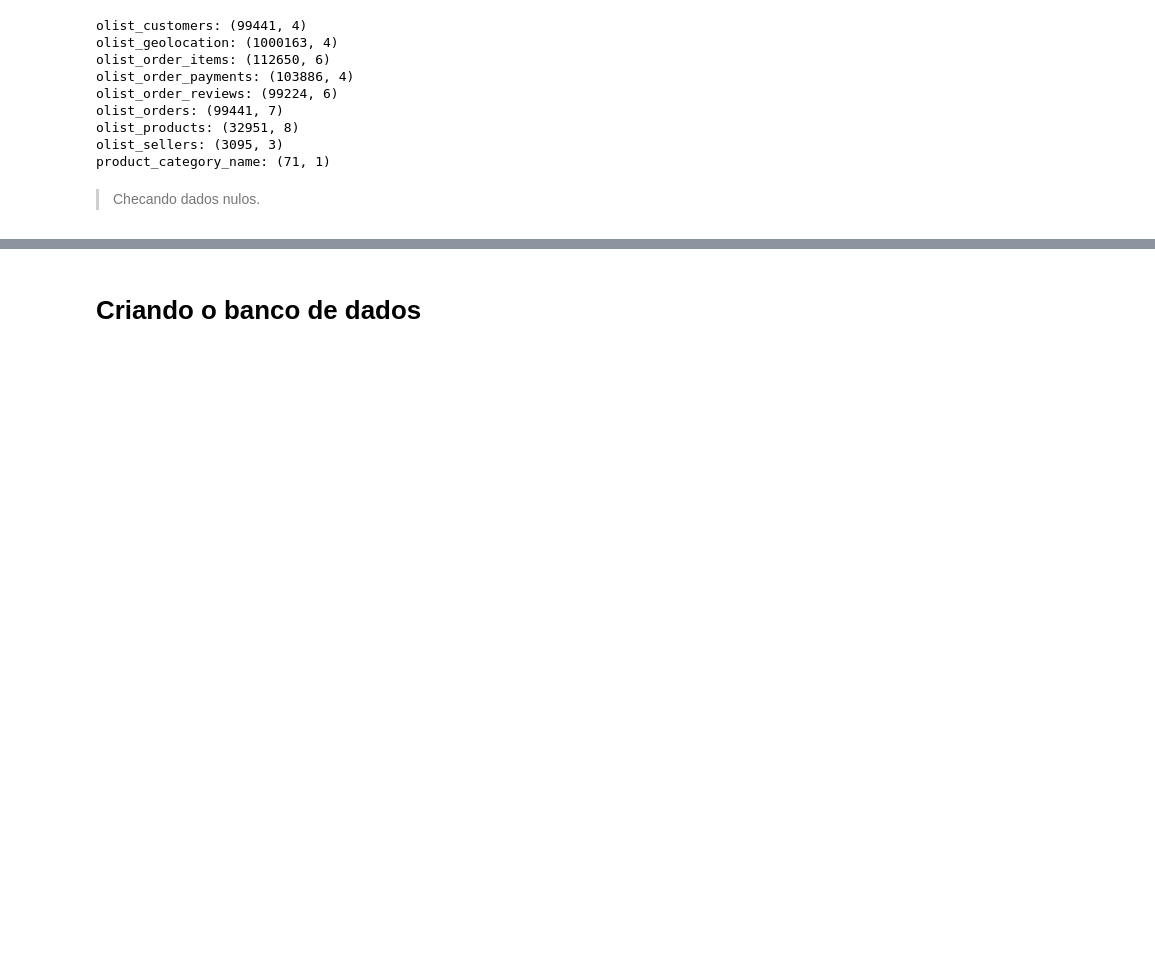
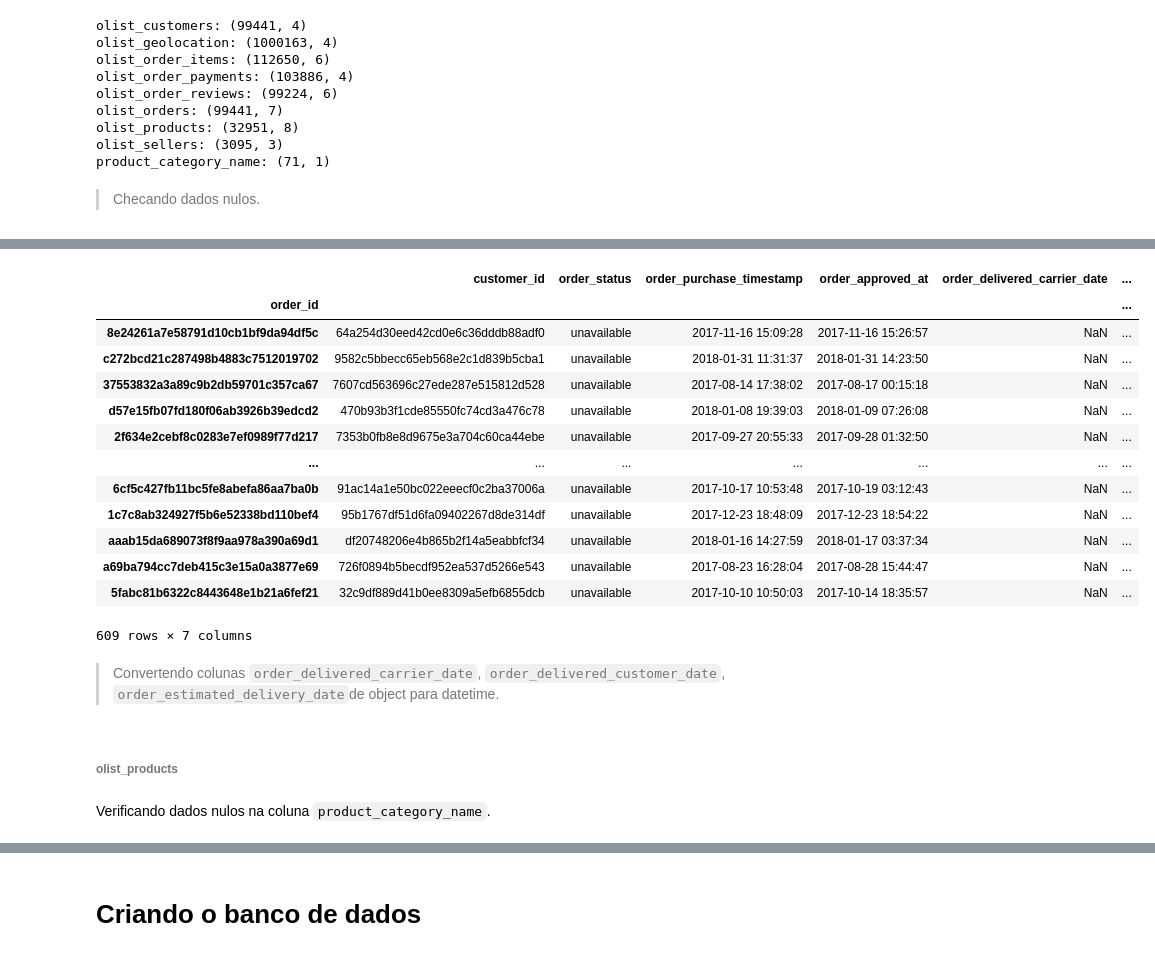
Before and after one commit to deborabmfreitas/projeto-sql, a Jupyter notebook: project.ipynb, the cells around one changed output, grey strips where cells are left out. Drawn from its saved outputs; the diff is of its cells as text; code cells hidden in the pictures; blank space fills up the shorter version.

```diff
--- a/project.ipynb
+++ b/project.ipynb
@@ -79,0 +229,24 @@ _
+# %%
+pedidos_indisponiveis = olist_orders['order_status'] == 'unavailable'
+olist_orders.loc[pedidos_indisponiveis, :]
+# %% [output]
+|  | customer_id | order_status | order_purchase_timestamp | order_approved_at | order_delivered_carrier_date | ... |
+| order_id |  |  |  |  |  | ... |
+| 8e24261a7e58791d10cb1bf9da94df5c | 64a254d30eed42cd0e6c36dddb88adf0 | unavailable | 2017-11-16 15:09:28 | 2017-11-16 15:26:57 | NaN | ... |
+| c272bcd21c287498b4883c7512019702 | 9582c5bbecc65eb568e2c1d839b5cba1 | unavailable | 2018-01-31 11:31:37 | 2018-01-31 14:23:50 | NaN | ... |
+| 37553832a3a89c9b2db59701c357ca67 | 7607cd563696c27ede287e515812d528 | unavailable | 2017-08-14 17:38:02 | 2017-08-17 00:15:18 | NaN | ... |
+| d57e15fb07fd180f06ab3926b39edcd2 | 470b93b3f1cde85550fc74cd3a476c78 | unavailable | 2018-01-08 19:39:03 | 2018-01-09 07:26:08 | NaN | ... |
+| 2f634e2cebf8c0283e7ef0989f77d217 | 7353b0fb8e8d9675e3a704c60ca44ebe | unavailable | 2017-09-27 20:55:33 | 2017-09-28 01:32:50 | NaN | ... |
+| ... | ... | ... | ... | ... | ... | ... |
+| 6cf5c427fb11bc5fe8abefa86aa7ba0b | 91ac14a1e50bc022eeecf0c2ba37006a | unavailable | 2017-10-17 10:53:48 | 2017-10-19 03:12:43 | NaN | ... |
+| 1c7c8ab324927f5b6e52338bd110bef4 | 95b1767df51d6fa09402267d8de314df | unavailable | 2017-12-23 18:48:09 | 2017-12-23 18:54:22 | NaN | ... |
+| aaab15da689073f8f9aa978a390a69d1 | df20748206e4b865b2f14a5eabbfcf34 | unavailable | 2018-01-16 14:27:59 | 2018-01-17 03:37:34 | NaN | ... |
+| a69ba794cc7deb415c3e15a0a3877e69 | 726f0894b5becdf952ea537d5266e543 | unavailable | 2017-08-23 16:28:04 | 2017-08-28 15:44:47 | NaN | ... |
+| 5fabc81b6322c8443648e1b21a6fef21 | 32c9df889d41b0ee8309a5efb6855dcb | unavailable | 2017-10-10 10:50:03 | 2017-10-14 18:35:57 | NaN | ... |
+609 rows × 7 columns
+# %% [markdown]
+> Convertendo colunas `order_delivered_carrier_date`, `order_delivered_customer_date`, `order_estimated_delivery_date`de object para datetime.
+# %% [markdown]
+###### olist_products
+# %% [markdown]
+Verificando dados nulos na coluna `product_category_name`.
```
Also changed, not shown: parts of 41 cells of this notebook.
